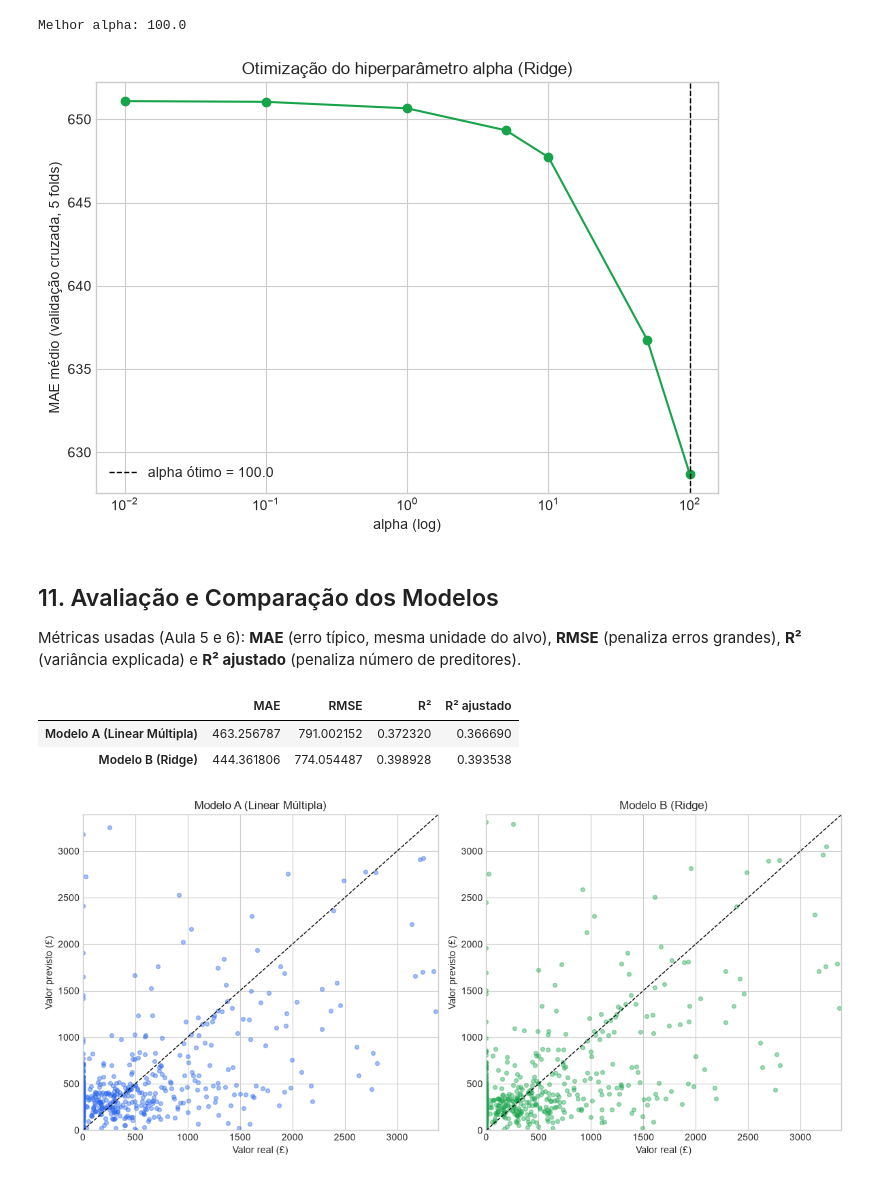
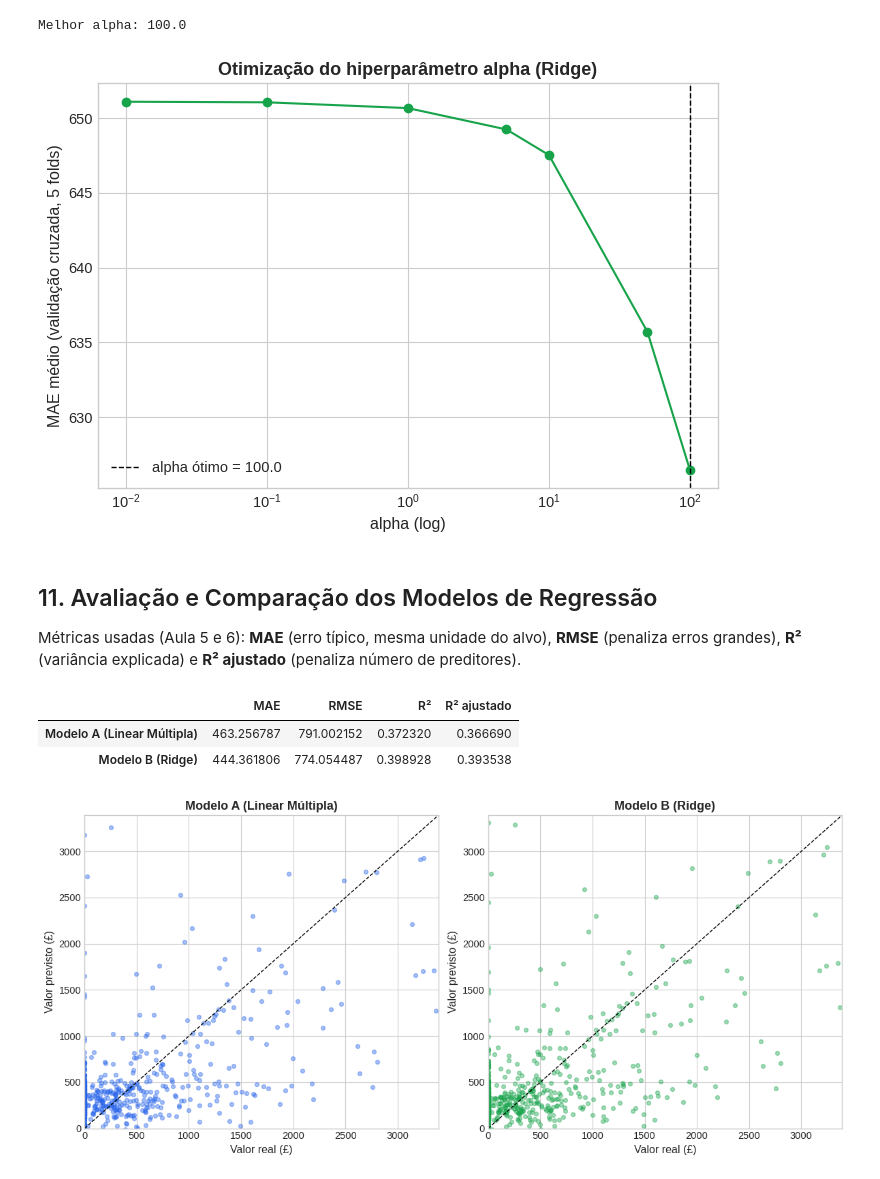
Before and after one commit to thiagodallo/machine-learning-online-retail, a Jupyter notebook: Projeto_Final_ML.ipynb, the cells around one changed output. Cells and saved outputs as stored; diff of their text form; code cells hidden in the pictures.

```diff
--- a/Projeto_Final_ML.ipynb
+++ b/Projeto_Final_ML.ipynb
@@ -17,14 +22,28 @@ import io
 import numpy as np
 import pandas as pd
 import matplotlib.pyplot as plt
-from sklearn.linear_model import LinearRegression, Ridge
-from sklearn.model_selection import train_test_split, GridSearchCV, KFold
-from sklearn.preprocessing import StandardScaler
-from sklearn.metrics import mean_absolute_error, mean_squared_error, r2_score
+from matplotlib.lines import Line2D
+from sklearn.compose import ColumnTransformer
+from sklearn.dummy import DummyClassifier
+from sklearn.linear_model import LinearRegression, Ridge, LogisticRegression
+from sklearn.neighbors import KNeighborsRegressor, KNeighborsClassifier
+from sklearn.model_selection import (train_test_split, GridSearchCV, KFold, StratifiedKFold,
+                                     RepeatedKFold, cross_validate, cross_val_predict)
+from sklearn.pipeline import Pipeline
+from sklearn.preprocessing import StandardScaler, FunctionTransformer
+from sklearn.metrics import (mean_absolute_error, mean_squared_error, r2_score, accuracy_score,
+                             precision_score, recall_score, f1_score, balanced_accuracy_score,
+                             roc_auc_score, roc_curve, confusion_matrix)
 from statsmodels.stats.outliers_influence import variance_inflation_factor
 
 RANDOM_STATE = 42
 plt.style.use('seaborn-v0_8-whitegrid')
+plt.rcParams.update({'axes.titlesize': 13, 'axes.labelsize': 11.5, 'xtick.labelsize': 10.5,
+                     'ytick.labelsize': 10.5, 'legend.fontsize': 10.5, 'axes.titleweight': 'bold'})
+
+# cores fixas por modelo (as mesmas em todos os gráficos)
+COR_A, COR_B, COR_KNN, COR_LOGISTICA, COR_RFM = '#2563eb', '#16a34a', '#eb6834', '#be185d', '#64748b'
+COR_NEUTRA, COR_CLARA, TINTA = '#334155', '#94a3b8', '#1f2937'
 # %% [markdown]
 ## 2. Carregamento dos Dados
 
@@ -259,33 +312,35 @@ O código escolhe o hiperparâmetro `alpha` (força da regularização L2) via `
 kf = KFold(n_splits=5, shuffle=True, random_state=RANDOM_STATE)
 param_grid = {'alpha': [0.01, 0.1, 1.0, 5.0, 10.0, 50.0, 100.0]}
 
-grid = GridSearchCV(Ridge(random_state=RANDOM_STATE), param_grid, cv=kf, scoring='neg_mean_absolute_error')
-grid.fit(X_train_s, y_train)
+pipe_ridge = Pipeline([('escala', StandardScaler()), ('ridge', Ridge(random_state=RANDOM_STATE))])
+grid = GridSearchCV(pipe_ridge, {'ridge__alpha': param_grid['alpha']}, cv=kf, scoring='neg_mean_absolute_error')
+grid.fit(X_train, y_train)
 
-model_b = grid.best_estimator_
-pred_b = model_b.predict(X_test_s)
+model_b = grid.best_estimator_.named_steps['ridge']
+pred_b = grid.predict(X_test)
 
-print("Melhor alpha:", grid.best_params_['alpha'])
+print("Melhor alpha:", grid.best_params_['ridge__alpha'])
 # %% [output]
 Melhor alpha: 100.0
 # %%
 alphas = param_grid['alpha']
 mae_cv = -grid.cv_results_['mean_test_score']
 
 fig, ax = plt.subplots(figsize=(7, 5))
-ax.plot(alphas, mae_cv, marker='o', color='#16a34a')
+ax.plot(alphas, mae_cv, marker='o', color=COR_B)
 ax.set_xscale('log')
-ax.axvline(grid.best_params_['alpha'], color='k', linestyle='--', linewidth=1, label=f"alpha ótimo = {grid.best_params_['alpha']}")
+ax.axvline(grid.best_params_['ridge__alpha'], color='k', linestyle='--', linewidth=1,
+           label=f"alpha ótimo = {grid.best_params_['ridge__alpha']}")
 ax.set_xlabel('alpha (log)')
 ax.set_ylabel('MAE médio (validação cruzada, 5 folds)')
 ax.set_title('Otimização do hiperparâmetro alpha (Ridge)')
 ax.legend()
 plt.tight_layout()
 plt.show()
 # %% [output]
-[figure, old version]
+[figure, new version]
 # %% [markdown]
-## 11. Avaliação e Comparação dos Modelos
+## 11. Avaliação e Comparação dos Modelos de Regressão
 
 Métricas usadas (Aula 5 e 6): **MAE** (erro típico, mesma unidade do alvo), **RMSE** (penaliza erros grandes), **R²** (variância explicada) e **R² ajustado** (penaliza número de preditores).
 # %%
@@ -309,7 +364,7 @@ tabela_metricas
 | Modelo B (Ridge) | 444.361806 | 774.054487 | 0.398928 | 0.393538 |
 # %%
 fig, axes = plt.subplots(1, 2, figsize=(12, 5.5))
-for ax, pred, label, color in zip(axes, [pred_a, pred_b], ['Modelo A (Linear Múltipla)', 'Modelo B (Ridge)'], ['#2563eb', '#16a34a']):
+for ax, pred, label, color in zip(axes, [pred_a, pred_b], ['Modelo A (Linear Múltipla)', 'Modelo B (Ridge)'], [COR_A, COR_B]):
     ax.scatter(y_test, pred, alpha=0.4, s=18, color=color)
     lim = y_test.quantile(0.98)
     ax.plot([0, lim], [0, lim], 'k--', linewidth=1)
@@ -321,6 +376,6 @@ for ax, pred, label, color in zip(axes, [pred_a, pred_b], ['Modelo A (Linear Mú
 plt.tight_layout()
 plt.show()
 # %% [output]
-[figure, old version]
+[figure, new version]
 # %%
 fig, axes = plt.subplots(1, 2, figsize=(12, 5.5))
```
Also changed, not shown: parts of 44 cells of this notebook, 14 other files.
